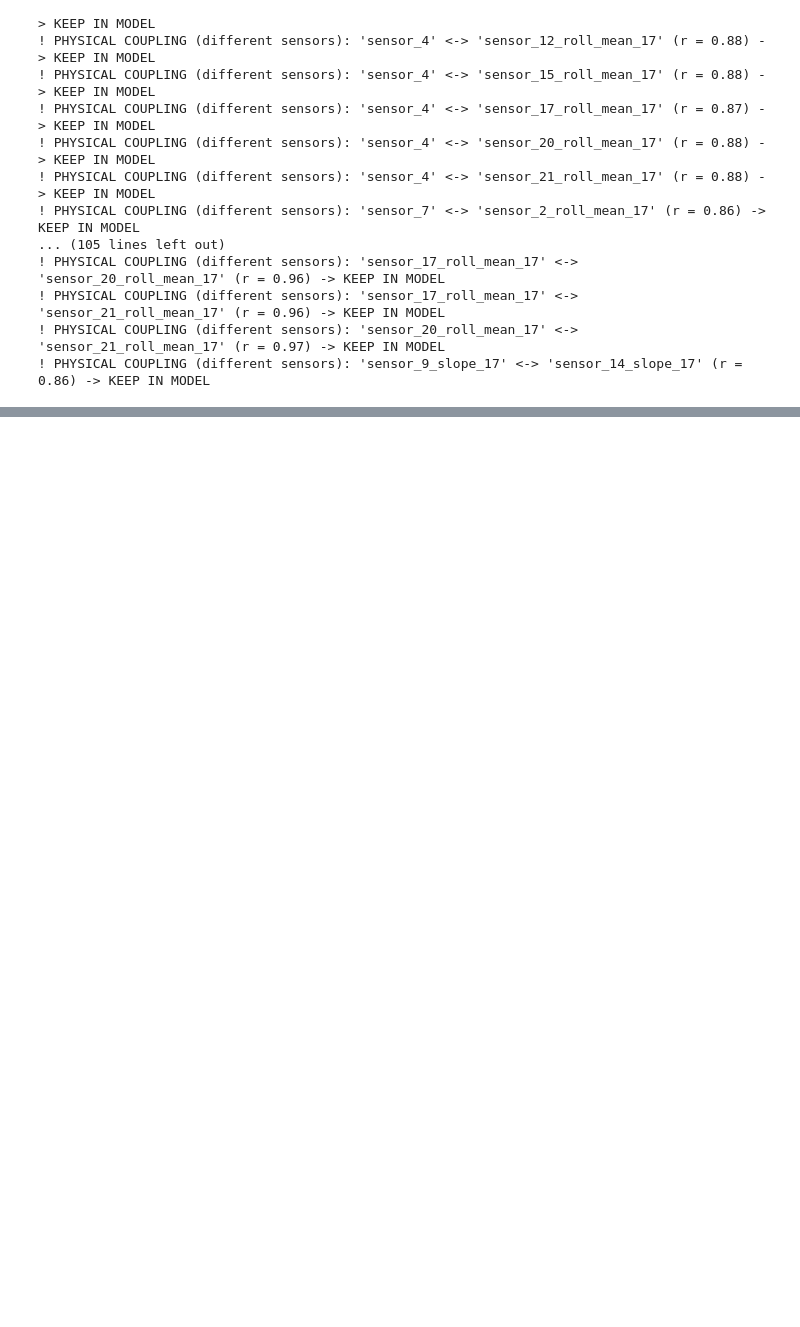
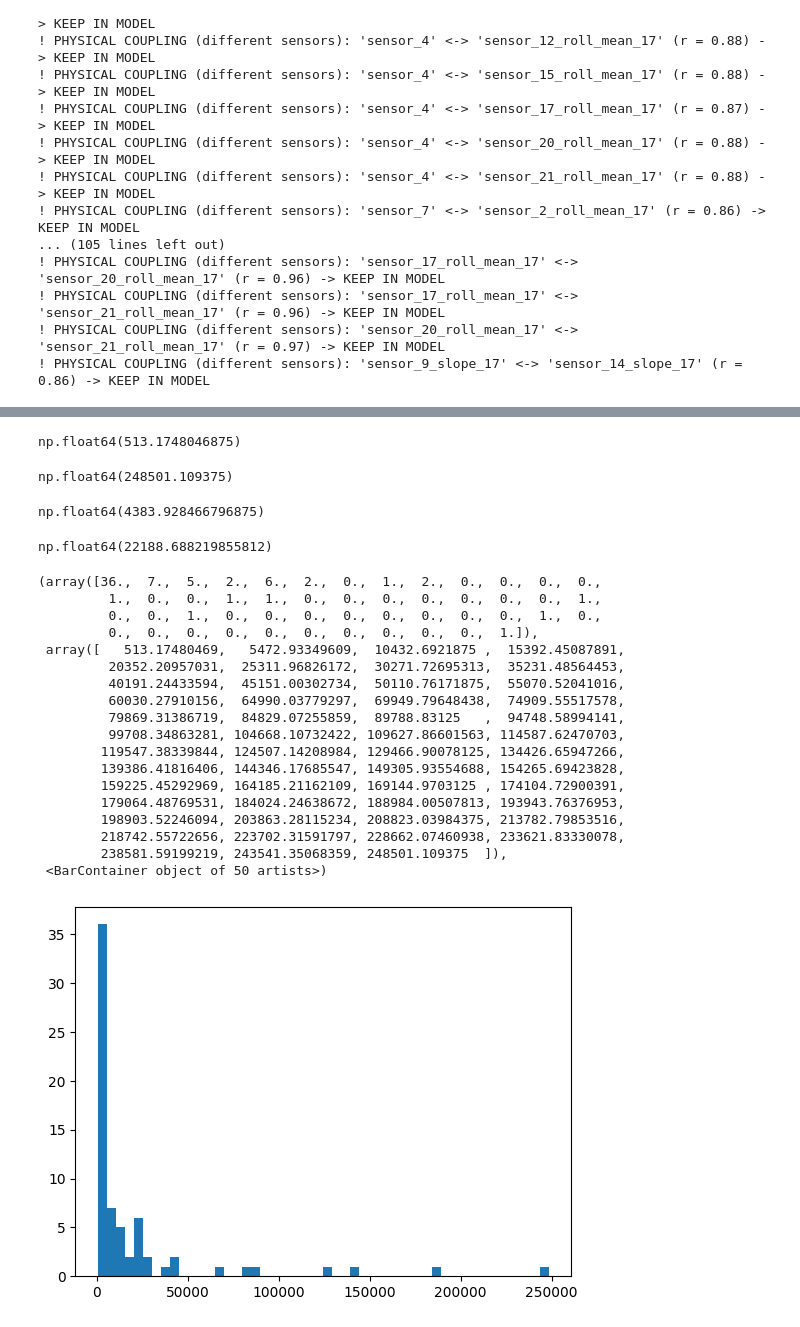
Before and after one commit to TobiSchl2010/predictive-maintenance-cmaps, a Jupyter notebook: notebooks/03_modeling.ipynb, the cells around one changed output, grey strips where cells are left out. Saved outputs shown, nothing was run; the diff lists cells and outputs as text; code cells hidden in the pictures; blank space fills up the shorter version.

Commit message:
Add model retraining and start feature importance analysis with gain-based grid search for feature selection

```diff
--- a/notebooks/03_modeling.ipynb
+++ b/notebooks/03_modeling.ipynb
@@ -1145,0 +1162,2 @@ X_val_clean = X_val.drop(columns=features_to_remove)
+# %%
+xgb_model_retrained.fit(X_train_clean, y_train, eval_set=[(X_val_clean, y_val)], verbose=100)
@@ -1147,0 +1239,6 @@ X_val_clean = X_val.drop(columns=features_to_remove)
+# %%
+gain_dict_xgb_model_retrained = xgb_model_retrained.get_booster().get_score(importance_type='gain')
+# %%
+gain_df = pd.DataFrame(list(gain_dict_xgb_model_retrained.items()), columns=['Feature', 'Gain'])
+# %%
+gain_df = gain_df.sort_values(by='Gain', ascending=False).reset_index(drop=True)
@@ -1147,0 +1297,38 @@ X_val_clean = X_val.drop(columns=features_to_remove)
+# %%
+np.min(gain_df['Gain'])
+# %% [output]
+np.float64(513.1748046875)
+# %%
+np.max(gain_df['Gain'])
+# %% [output]
+np.float64(248501.109375)
+# %%
+np.median(gain_df['Gain'])
+# %% [output]
+np.float64(4383.928466796875)
+# %%
+np.mean(gain_df['Gain'])
+# %% [output]
+np.float64(22188.688219855812)
+# %%
+plt.hist(gain_df['Gain'].values, bins=50)
+# %% [output]
+(array([36.,  7.,  5.,  2.,  6.,  2.,  0.,  1.,  2.,  0.,  0.,  0.,  0.,
+         1.,  0.,  0.,  1.,  1.,  0.,  0.,  0.,  0.,  0.,  0.,  0.,  1.,
+         0.,  0.,  1.,  0.,  0.,  0.,  0.,  0.,  0.,  0.,  0.,  1.,  0.,
+         0.,  0.,  0.,  0.,  0.,  0.,  0.,  0.,  0.,  0.,  1.]),
+ array([   513.17480469,   5472.93349609,  10432.6921875 ,  15392.45087891,
+         20352.20957031,  25311.96826172,  30271.72695313,  35231.48564453,
+         40191.24433594,  45151.00302734,  50110.76171875,  55070.52041016,
+         60030.27910156,  64990.03779297,  69949.79648438,  74909.55517578,
+         79869.31386719,  84829.07255859,  89788.83125   ,  94748.58994141,
+         99708.34863281, 104668.10732422, 109627.86601563, 114587.62470703,
+        119547.38339844, 124507.14208984, 129466.90078125, 134426.65947266,
+        139386.41816406, 144346.17685547, 149305.93554688, 154265.69423828,
+        159225.45292969, 164185.21162109, 169144.9703125 , 174104.72900391,
+        179064.48769531, 184024.24638672, 188984.00507813, 193943.76376953,
+        198903.52246094, 203863.28115234, 208823.03984375, 213782.79853516,
+        218742.55722656, 223702.31591797, 228662.07460938, 233621.83330078,
+        238581.59199219, 243541.35068359, 248501.109375  ]),
+ <BarContainer object of 50 artists>)
+[figure, added]
```
Also changed, not shown: parts of 19 cells of this notebook.
